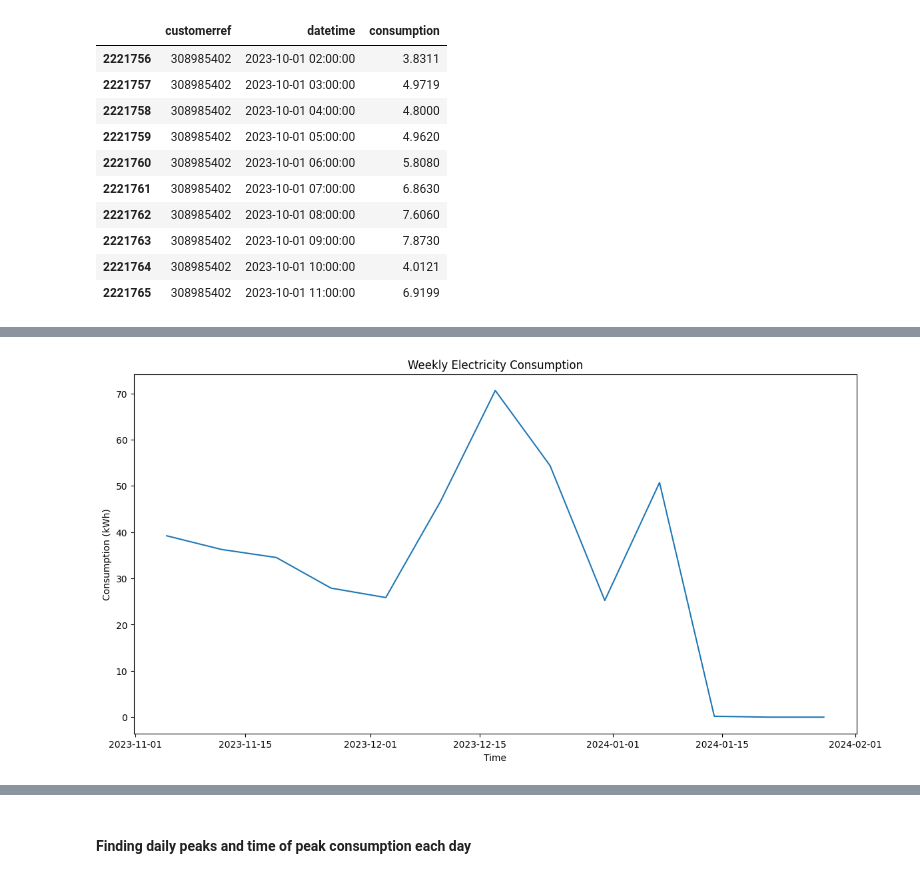
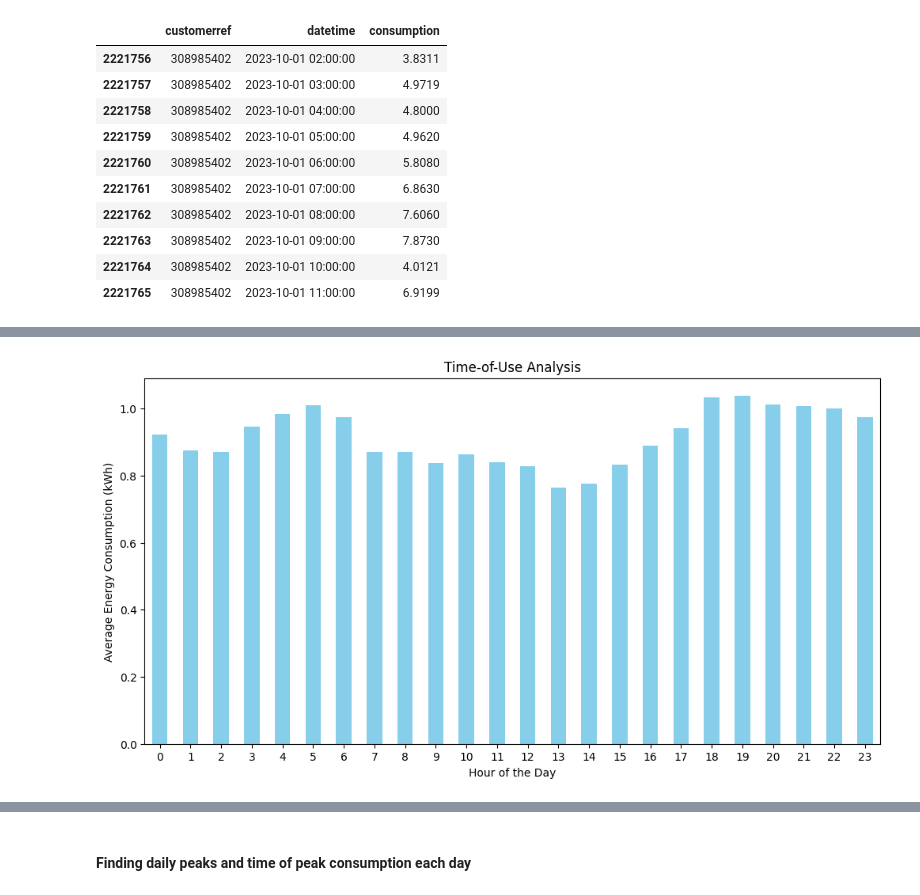
Before and after one commit to LIRNEasia/lacuna, a Jupyter notebook: notebooks/2. Load_Profiling.ipynb, the cells around one changed output, grey strips where cells are left out. Cells and saved outputs as stored; diff of their text form; code cells hidden in the pictures.

```diff
--- a/notebooks/2. Load_Profiling.ipynb
+++ b/notebooks/2. Load_Profiling.ipynb
@@ -119,14 +98,15 @@ plt.show()
-# %%
-#plotting for only November, December, January
-x = weekly_dat_consumption[(weekly_dat_consumption['datetime'] > "2023-11-01 00:00:00") & (weekly_dat_consumption['datetime'] < "2024-01-31 00:00:00")]
-
-x = x.groupby('datetime')['consumption'].mean()
-
-plt.figure(figsize=(14, 7))
-plt.plot(x)
-plt.title('Weekly Electricity Consumption')
-plt.xlabel('Time')
-plt.ylabel('Consumption (kWh)')
-plt.show()
-# %% [output]
-[figure, removed]
+# %%
+leco_b = leco_all.copy()
+leco_b.set_index('datetime', inplace=True)
+leco_b['Hour'] = leco_b.index.hour
+hourly_energy_consumption = leco_b.groupby('Hour')['avgimportkva(kva)'].mean()
+
+plt.figure(figsize=(12, 6))
+hourly_energy_consumption.plot(kind='bar', color='skyblue')
+plt.title('Time-of-Use Analysis')
+plt.xlabel('Hour of the Day')
+plt.ylabel('Average Energy Consumption (kWh)')
+plt.xticks(rotation=0)
+plt.show()
+# %% [output]
+[figure, added]
```
Also changed, not shown: parts of 24 cells of this notebook, 1 other file.
